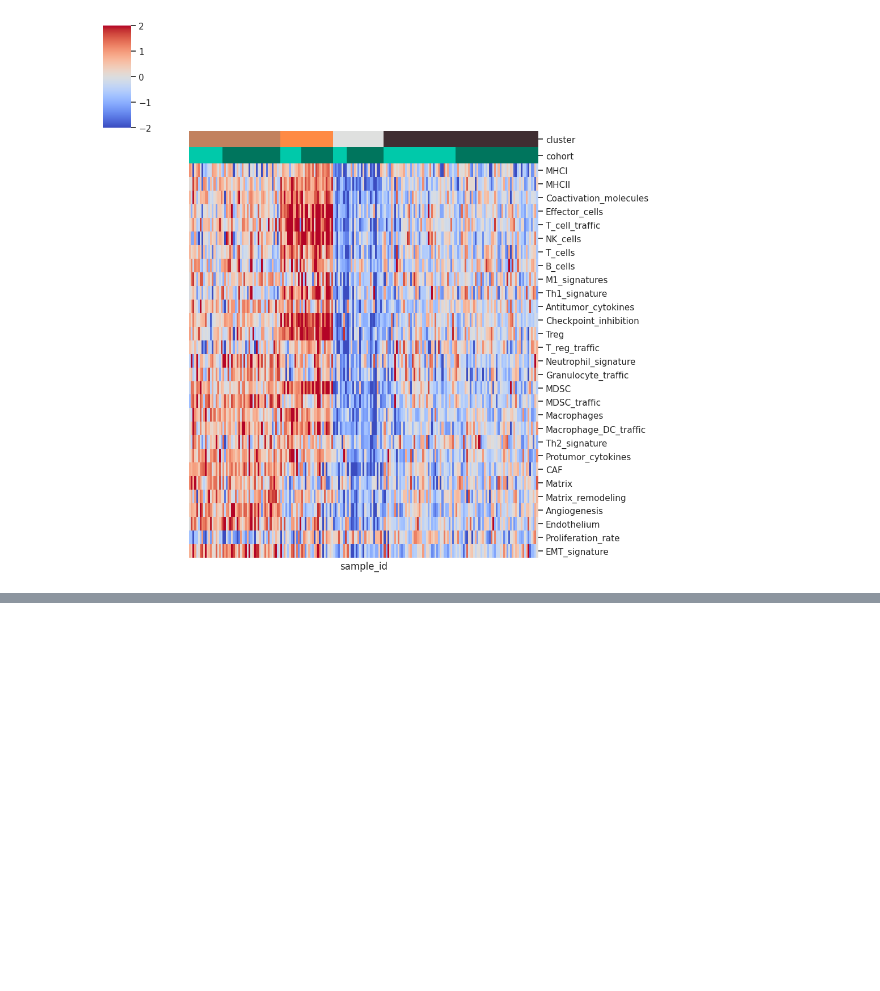
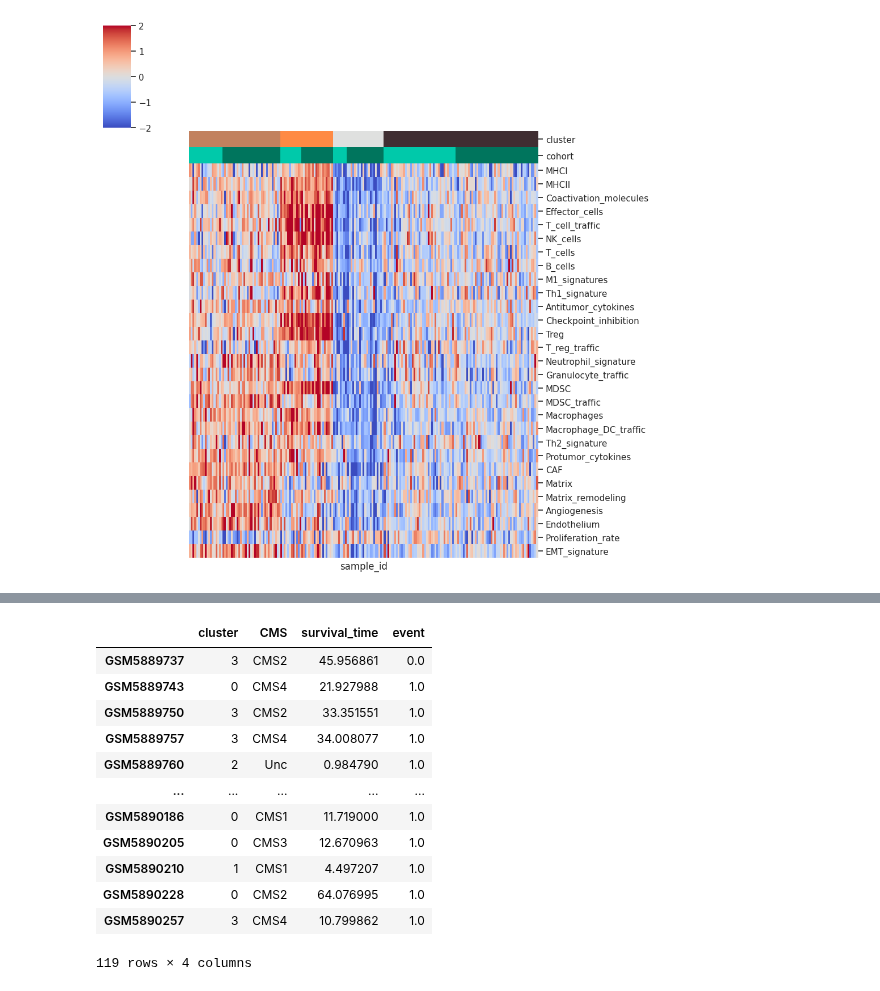
Before and after one commit to lkmaks/mcrc-cetuximab-analysis, a Jupyter notebook: notebooks/task_clusterization/clusterize_two_cohorts.ipynb, the cells around one changed output, grey strips where cells are left out. Drawn from its saved outputs; the diff is of its cells as text; code cells hidden in the pictures; blank space fills up the shorter version.

```diff
--- a/notebooks/task_clusterization/clusterize_two_cohorts.ipynb
+++ b/notebooks/task_clusterization/clusterize_two_cohorts.ipynb
@@ -211,0 +322,32 @@ plot_heatmap(labels[2])
+# %%
+# Prepare data for OS analysis
+km_df = ann_2[['CMS_predicted', 'OS', 'OS_FLAG']].dropna()
+
+# Rename and convert OS from days to months
+km_df = km_df.rename(columns={
+    'CMS_predicted': 'CMS',
+    'OS': 'survival_time',
+    'OS_FLAG': 'event'
+})
+km_df['survival_time'] = km_df['survival_time'] / 30.44
+
+df_cluster = df_all.copy()
+df_cluster['cluster'] = labels[2]
+df_cluster = df_cluster[['cluster']]
+
+km_df_with_cluster = df_cluster.merge(km_df, left_index=True, right_index=True, how='inner')
+km_df_with_cluster
+# %% [output]
+|  | cluster | CMS | survival_time | event |
+| GSM5889737 | 3 | CMS2 | 45.956861 | 0.0 |
+| GSM5889743 | 0 | CMS4 | 21.927988 | 1.0 |
+| GSM5889750 | 3 | CMS2 | 33.351551 | 1.0 |
+| GSM5889757 | 3 | CMS4 | 34.008077 | 1.0 |
+| GSM5889760 | 2 | Unc | 0.984790 | 1.0 |
+| ... | ... | ... | ... | ... |
+| GSM5890186 | 0 | CMS1 | 11.719000 | 1.0 |
+| GSM5890205 | 0 | CMS3 | 12.670963 | 1.0 |
+| GSM5890210 | 1 | CMS1 | 4.497207 | 1.0 |
+| GSM5890228 | 0 | CMS2 | 64.076995 | 1.0 |
+| GSM5890257 | 3 | CMS4 | 10.799862 | 1.0 |
+119 rows × 4 columns
```
Also changed, not shown: parts of 2 cells of this notebook.
